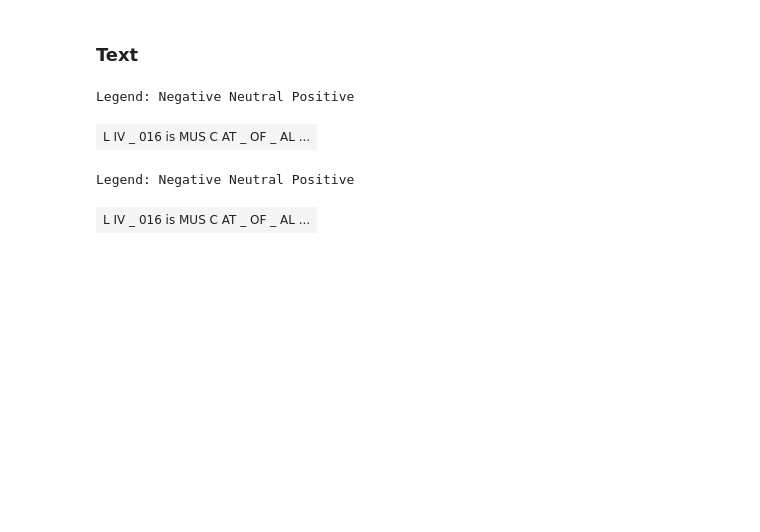
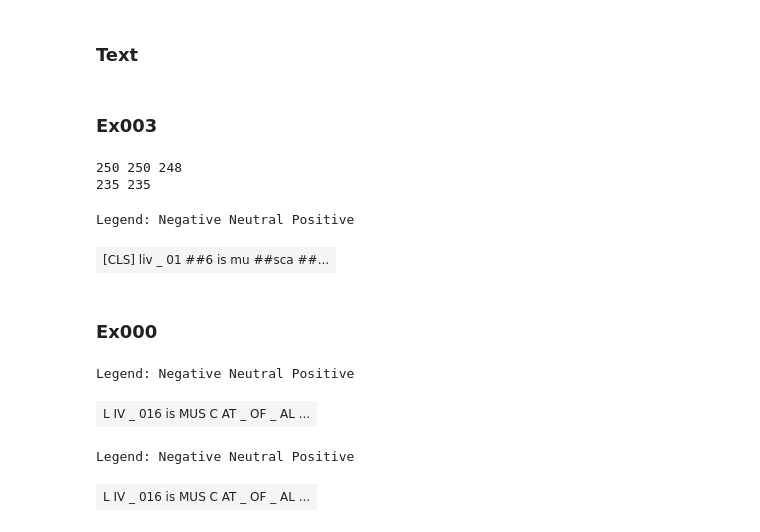
Before and after one commit to plant-ai-biophysics-lab/CMAViT, a Jupyter notebook: inference/XAI.ipynb, the cells around one changed output. Saved outputs shown, nothing was run; the diff lists cells and outputs as text; code cells hidden in the pictures; blank space fills up the shorter version.

Commit message:
sensivity analysis results

```diff
--- a/inference/XAI.ipynb
+++ b/inference/XAI.ipynb
@@ -353,3 +29,15 @@ class TextScoresAnalysis():
+# %% [markdown]
+### Ex003
+# %%
+exp_name = '002_s12mettext_vit_768_8_6_8_30_0001_01_64_init01_attn'
+words = inf.TextScoresAnalysis(exp_name= exp_name, batch_size = 64, layer = -1, head = -1, lrp = False).single_visualize_text(block = 162018)
+# %% [output]
+250 250 248
+235 235
+Legend: Negative Neutral Positive
+| [CLS] liv _ 01 ##6 is mu ##sca ##... |
+# %% [markdown]
+### Ex000
 # %%
 exp_name = '005_S2S1MT_0001_01_8_6_768_30_64_MSE_Q_Norm_Init_context128'
 _ = TextScoresAnalysis(exp_name= exp_name, batch_size = 64, layer = -1, head = -1, lrp = False).single_visualize_text(block = 162018)
```
Also changed, not shown: parts of 10 cells of this notebook, 12 other files.
